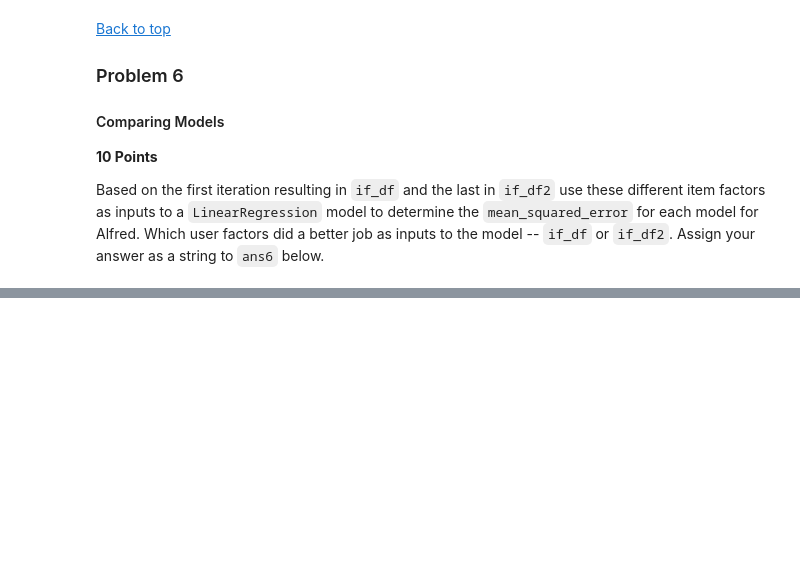
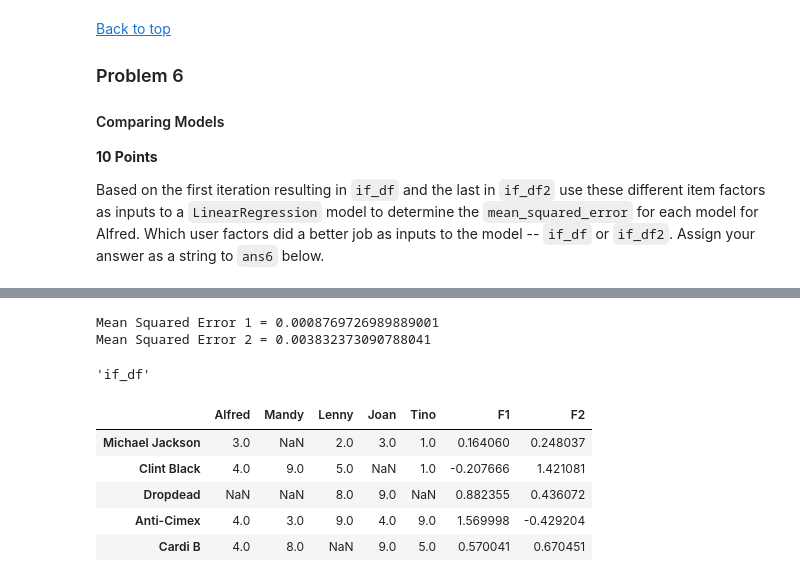
Before and after one commit to Subroy1/CapstoneProject, a Jupyter notebook: Module 19/Assignment19_1.ipynb, the cells around one changed output, grey strips where cells are left out. Drawn from its saved outputs; the diff is of its cells as text; code cells hidden in the pictures; blank space fills up the shorter version.

```diff
--- a/Module 19/Assignment19_1.ipynb
+++ b/Module 19/Assignment19_1.ipynb
@@ -151,0 +151,15 @@ ifs.shape
+# %%
+### GRADED
+ifs = list()
+# YOUR CODE HERE
+for col in ui_df.columns[:-2]:
+  col_nn=ui_df[ui_df[col].isna()==False]
+  X= col_nn[['F1','F2']]
+  y=col_nn[col]
+  lr_col= LinearRegression(fit_intercept=False).fit(X,y)
+  ifs.append(lr_col.coef_)
+
+ifs= np.array(ifs)
+
+### ANSWER CHECK
+ifs.shape
@@ -244,0 +319,42 @@ ans6
+# %%
+### GRADED
+ans6 = ''
+# YOUR CODE HERE
+# For if_df
+alfred_nn=if_df[if_df['Alfred'].isna()==False]
+X=alfred_nn[['F1','F2']]
+y=alfred_nn['Alfred']
+lr1= LinearRegression().fit(X,y)
+y_preds= lr1.predict(X)
+ms1=mean_squared_error(y,y_preds)
+print(f'Mean Squared Error 1 = {ms1}')
+
+# For if_df2
+alfred_nn=if_df2[if_df2['Alfred'].isna()==False]
+X=alfred_nn[['F1','F2']]
+y=alfred_nn['Alfred']
+lr2= LinearRegression().fit(X,y)
+y_preds= lr2.predict(X)
+ms2=mean_squared_error(y,y_preds)
+print(f'Mean Squared Error 2 = {ms2}')
+
+### ANSWER CHECK
+if (ms1>ms2):
+  ans6='if_df2'
+else:
+  ans6='if_df'
+
+ans6
+# %% [output]
+Mean Squared Error 1 = 0.0008769726989889001
+Mean Squared Error 2 = 0.003832373090788041
+'if_df'
+# %%
+if_df
+# %% [output]
+|  | Alfred | Mandy | Lenny | Joan | Tino | F1 | F2 |
+| Michael Jackson | 3.0 | NaN | 2.0 | 3.0 | 1.0 | 0.164060 | 0.248037 |
+| Clint Black | 4.0 | 9.0 | 5.0 | NaN | 1.0 | -0.207666 | 1.421081 |
+| Dropdead | NaN | NaN | 8.0 | 9.0 | NaN | 0.882355 | 0.436072 |
+| Anti-Cimex | 4.0 | 3.0 | 9.0 | 4.0 | 9.0 | 1.569998 | -0.429204 |
+| Cardi B | 4.0 | 8.0 | NaN | 9.0 | 5.0 | 0.570041 | 0.670451 |
```
Also changed, not shown: parts of 20 cells of this notebook.
